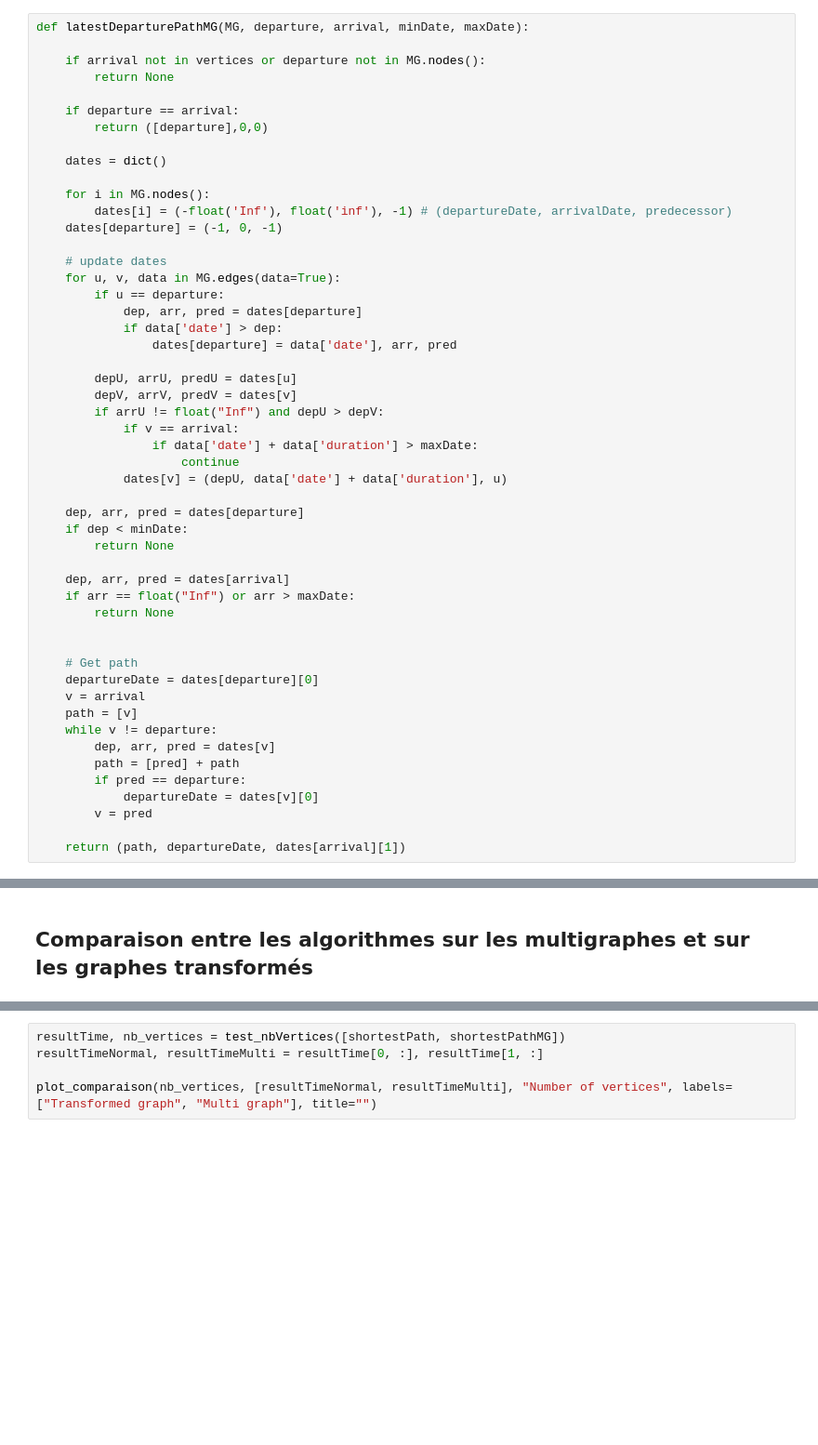
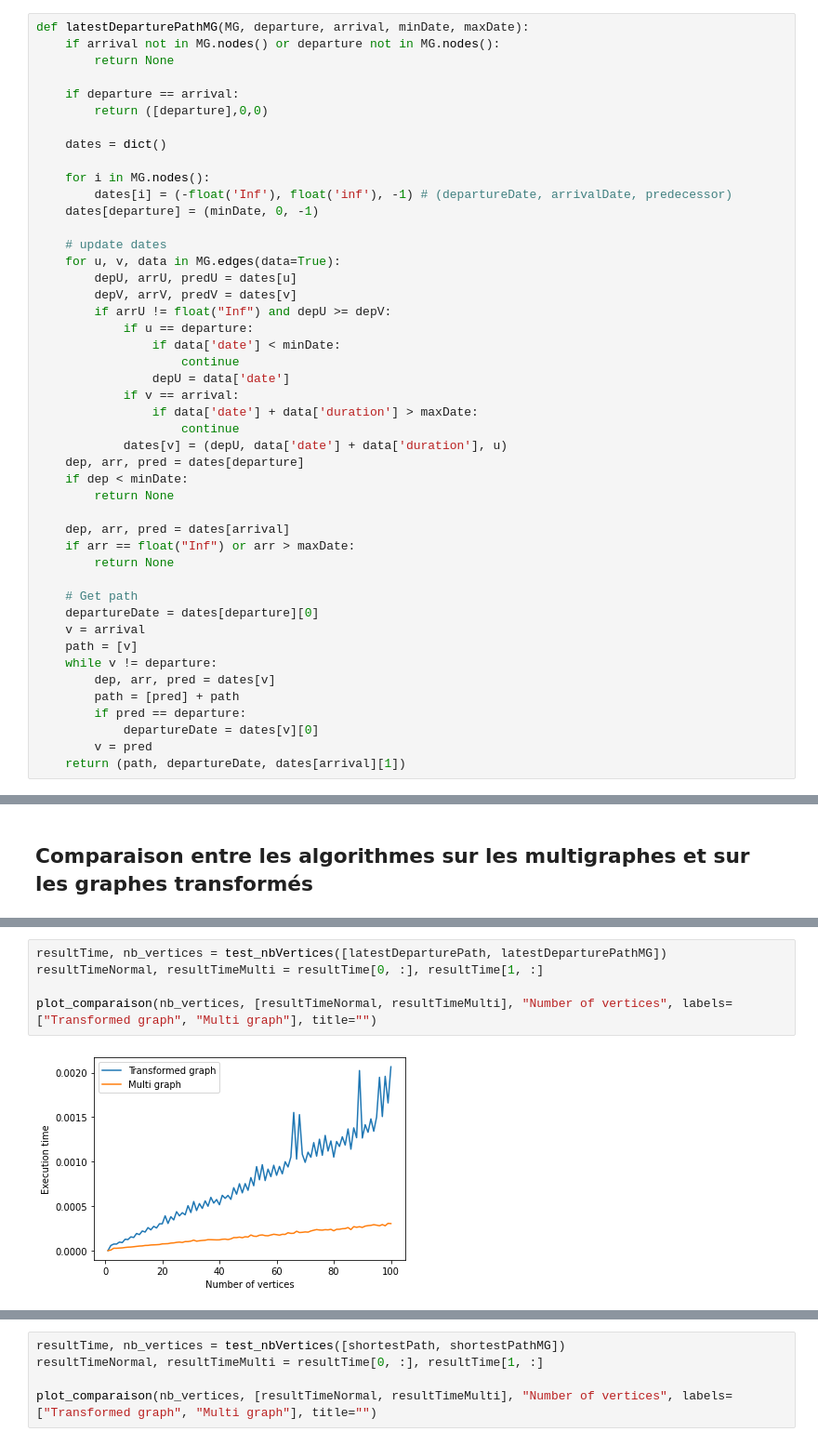
Before and after one commit to MdeCastelbajac/MOGPL, a Jupyter notebook: MOGPL.ipynb, the cells around one changed output, grey strips where cells are left out. Shown: that part at 93% size. Cells and saved outputs as stored; diff of their text form; blank space fills up the shorter version.

```diff
--- a/MOGPL.ipynb
+++ b/MOGPL.ipynb
@@ -920,8 +929,7 @@ None
 - De même pour le chemin de départ au plus tard, cette fois, on retiendra seulement la date de départ.
 # %%
 def latestDeparturePathMG(MG, departure, arrival, minDate, maxDate):
-
-    if arrival not in vertices or departure not in MG.nodes():
+    if arrival not in MG.nodes() or departure not in MG.nodes():
         return None
 
     if departure == arrival:
@@ -931,23 +939,21 @@ def latestDeparturePathMG(MG, departure, arrival, minDate, maxDate):
 
     for i in MG.nodes():
         dates[i] = (-float('Inf'), float('inf'), -1) # (departureDate, arrivalDate, predecessor)
-    dates[departure] = (-1, 0, -1)
+    dates[departure] = (minDate, 0, -1)
 
     # update dates
     for u, v, data in MG.edges(data=True):
-        if u == departure:
-            dep, arr, pred = dates[departure]
-            if data['date'] > dep:
-                dates[departure] = data['date'], arr, pred
-
         depU, arrU, predU = dates[u]
         depV, arrV, predV = dates[v]
-        if arrU != float("Inf") and depU > depV:
+        if arrU != float("Inf") and depU >= depV:
+            if u == departure:
+                if data['date'] < minDate:
+                    continue
+                depU = data['date']
             if v == arrival:
                 if data['date'] + data['duration'] > maxDate:
                     continue
             dates[v] = (depU, data['date'] + data['duration'], u)
-
     dep, arr, pred = dates[departure]
     if dep < minDate:
         return None
@@ -955,7 +961,6 @@ def latestDeparturePathMG(MG, departure, arrival, minDate, maxDate):
     dep, arr, pred = dates[arrival]
     if arr == float("Inf") or arr > maxDate:
         return None
-
 
     # Get path
     departureDate = dates[departure][0]
@@ -967,7 +972,6 @@ def latestDeparturePathMG(MG, departure, arrival, minDate, maxDate):
         if pred == departure:
             departureDate = dates[v][0]
         v = pred
-
     return (path, departureDate, dates[arrival][1])
 # %%
 # Test
@@ -1071,0 +1095,7 @@ None
+# %%
+resultTime, nb_vertices = test_nbVertices([latestDeparturePath, latestDeparturePathMG])
+resultTimeNormal, resultTimeMulti = resultTime[0, :], resultTime[1, :]
+
+plot_comparaison(nb_vertices, [resultTimeNormal, resultTimeMulti], "Number of vertices", labels=["Transformed graph", "Multi graph"], title="")
+# %% [output]
+[figure, added]
```
Also changed, not shown: parts of 19 cells of this notebook.
